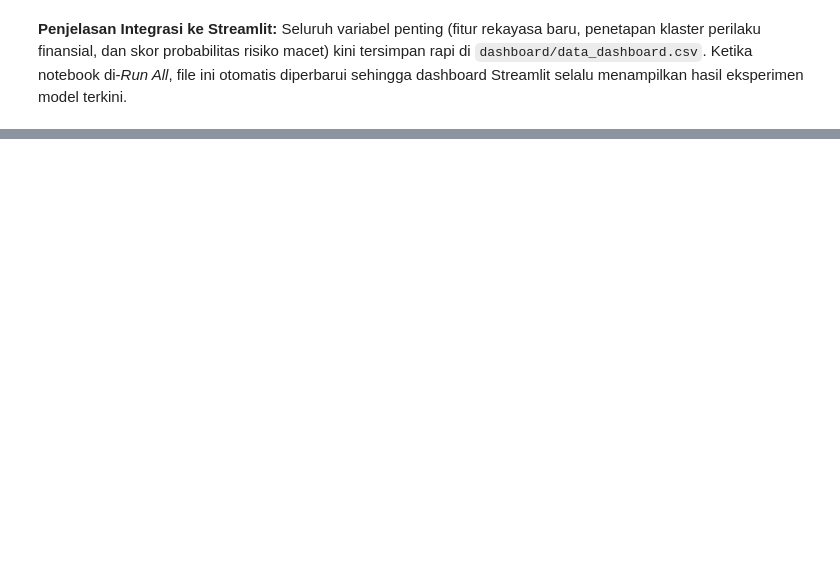
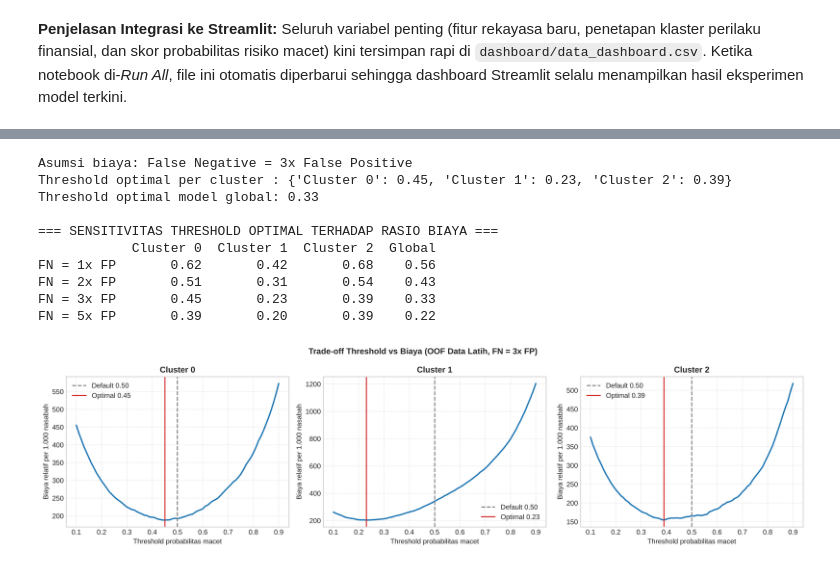
Before and after one commit to Yaboku29/credit-risk-mitigation-segmentation, a Jupyter notebook: notebook/notebook.ipynb, the cells around one changed output, grey strips where cells are left out. Saved outputs shown, nothing was run; the diff lists cells and outputs as text; code cells hidden in the pictures; blank space fills up the shorter version.

Commit message:
Add Bab 8 Optimasi, fix narrative numbers, pin RF backend

```diff
--- a/notebook/notebook.ipynb
+++ b/notebook/notebook.ipynb
@@ -759,11 +761,9 @@ from sklearn.cluster import KMeans
 from sklearn.decomposition import PCA
 from sklearn.metrics import silhouette_score, roc_auc_score, precision_recall_fscore_support, ConfusionMatrixDisplay, roc_curve, auc
 
-try:
-    from xgboost import XGBClassifier
-    MODEL_BACKEND = 'XGBoost'
-except ImportError:
-    MODEL_BACKEND = 'Random Forest'
+# Backend dikunci ke Random Forest agar hasil sama di semua komputer.
+# (Sebelumnya dipilih otomatis: bila library xgboost terpasang, metrik berubah sehingga angka pada narasi tidak lagi cocok.)
+MODEL_BACKEND = 'Random Forest'
 
 RANDOM_STATE = 42
 print(f"Backend Model Klasifikasi yang Digunakan: {MODEL_BACKEND}")
@@ -1297,0 +1399,69 @@ Sebagai tindak lanjut implementasi sistem mitigasi risiko ini, direkomendasikan
+# %%
+# Asumsi biaya (ASUMSI ILUSTRATIF, ganti dengan angka riil institusi bila tersedia):
+# kerugian meloloskan 1 nasabah macet (False Negative) = 3x kerugian menolak 1 nasabah lancar (False Positive).
+RASIO_BIAYA_FN = 3
+GRID_THRESHOLD = np.round(np.arange(0.10, 0.91, 0.01), 2)
+
+def kurva_biaya(y_true, proba, rasio_fn=RASIO_BIAYA_FN):
+    """Biaya relatif per 1.000 nasabah pada tiap threshold: (rasio_fn * FN + FP) / n * 1000."""
+    y_true = np.asarray(y_true); proba = np.asarray(proba)
+    biaya = []
+    for t in GRID_THRESHOLD:
+        pred = (proba >= t).astype(int)
+        fn = ((pred == 0) & (y_true == 1)).sum()
+        fp = ((pred == 1) & (y_true == 0)).sum()
+        biaya.append((rasio_fn * fn + fp) / len(y_true) * 1000)
+    return np.array(biaya)
+
+# Probabilitas out-of-fold (OOF) pada DATA LATIH -> threshold dipilih tanpa melihat data uji
+oof, threshold_opt, kurva = {}, {}, {}
+for c in sorted(model_tuned):
+    idx = cluster_train.index[cluster_train == c]
+    oof[c] = cross_val_predict(clone(model_tuned[c]), X_train_final.loc[idx], y_train_risk.loc[idx],
+                               cv=CV_TUNING, method='predict_proba', n_jobs=1)[:, 1]
+    kurva[c] = kurva_biaya(y_train_risk.loc[idx], oof[c])
+    threshold_opt[c] = GRID_THRESHOLD[kurva[c].argmin()]
+
+oof_global = cross_val_predict(clone(model_global_tuned), X_train_final, y_train_risk, cv=CV_TUNING, method='predict_proba', n_jobs=1)[:, 1]
+kurva_global = kurva_biaya(y_train_risk, oof_global)
+threshold_global = GRID_THRESHOLD[kurva_global.argmin()]
+
+# Sensitivitas threshold optimal terhadap asumsi rasio biaya
+sens = {}
+for r in (1, 2, 3, 5):
+    sens[f'FN = {r}x FP'] = {f'Cluster {c}': GRID_THRESHOLD[kurva_biaya(y_train_risk.loc[cluster_train.index[cluster_train == c]], oof[c], r).argmin()] for c in sorted(oof)}
+    sens[f'FN = {r}x FP']['Global'] = GRID_THRESHOLD[kurva_biaya(y_train_risk, oof_global, r).argmin()]
+
+print(f"Asumsi biaya: False Negative = {RASIO_BIAYA_FN}x False Positive")
+print("Threshold optimal per cluster :", {f'Cluster {c}': float(t) for c, t in threshold_opt.items()})
+print("Threshold optimal model global:", float(threshold_global))
+print("\n=== SENSITIVITAS THRESHOLD OPTIMAL TERHADAP RASIO BIAYA ===")
+print(pd.DataFrame(sens).T.to_string())
+
+# Visualisasi kurva biaya OOF
+fig, axes = plt.subplots(1, len(kurva), figsize=(5.2 * len(kurva), 4.2), sharey=False)
+for ax, c in zip(np.atleast_1d(axes), sorted(kurva)):
+    ax.plot(GRID_THRESHOLD, kurva[c], color='#1f77b4', lw=2)
+    ax.axvline(0.50, color='gray', ls='--', label='Default 0.50')
+    ax.axvline(threshold_opt[c], color='#d62728', ls='-', label=f'Optimal {threshold_opt[c]:.2f}')
+    ax.set_title(f'Cluster {c}', fontweight='bold')
+    ax.set_xlabel('Threshold probabilitas macet')
+    ax.set_ylabel('Biaya relatif per 1.000 nasabah')
+    ax.grid(True, linestyle='--', alpha=0.4)
+    ax.legend()
+plt.suptitle(f'Trade-off Threshold vs Biaya (OOF Data Latih, FN = {RASIO_BIAYA_FN}x FP)', fontweight='bold')
+plt.tight_layout()
+plt.savefig('threshold_tradeoff.png', dpi=300)
+plt.show()
+# %% [output]
+Asumsi biaya: False Negative = 3x False Positive
+Threshold optimal per cluster : {'Cluster 0': 0.45, 'Cluster 1': 0.23, 'Cluster 2': 0.39}
+Threshold optimal model global: 0.33
+
+=== SENSITIVITAS THRESHOLD OPTIMAL TERHADAP RASIO BIAYA ===
+            Cluster 0  Cluster 1  Cluster 2  Global
+FN = 1x FP       0.62       0.42       0.68    0.56
+FN = 2x FP       0.51       0.31       0.54    0.43
+FN = 3x FP       0.45       0.23       0.39    0.33
+FN = 5x FP       0.39       0.20       0.39    0.22
+[figure, added]
```
Also changed, not shown: parts of 35 cells of this notebook, 1 other file.
